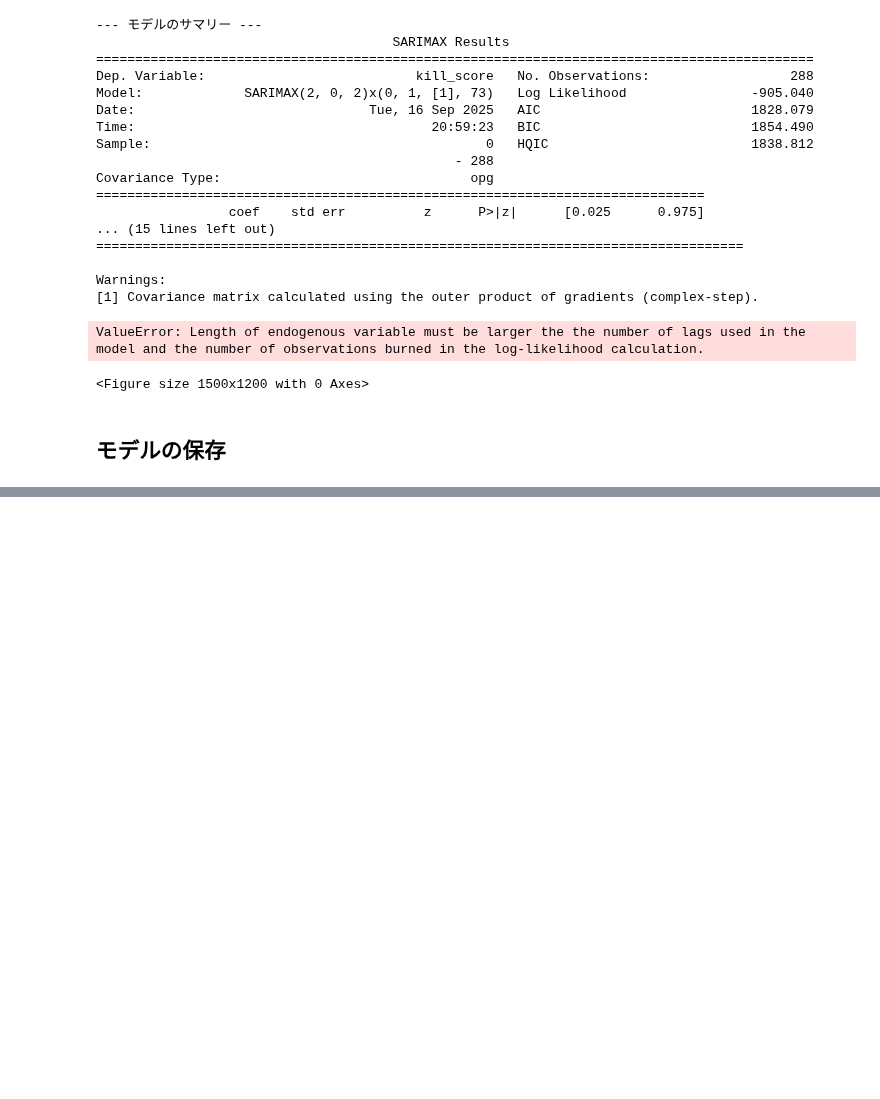
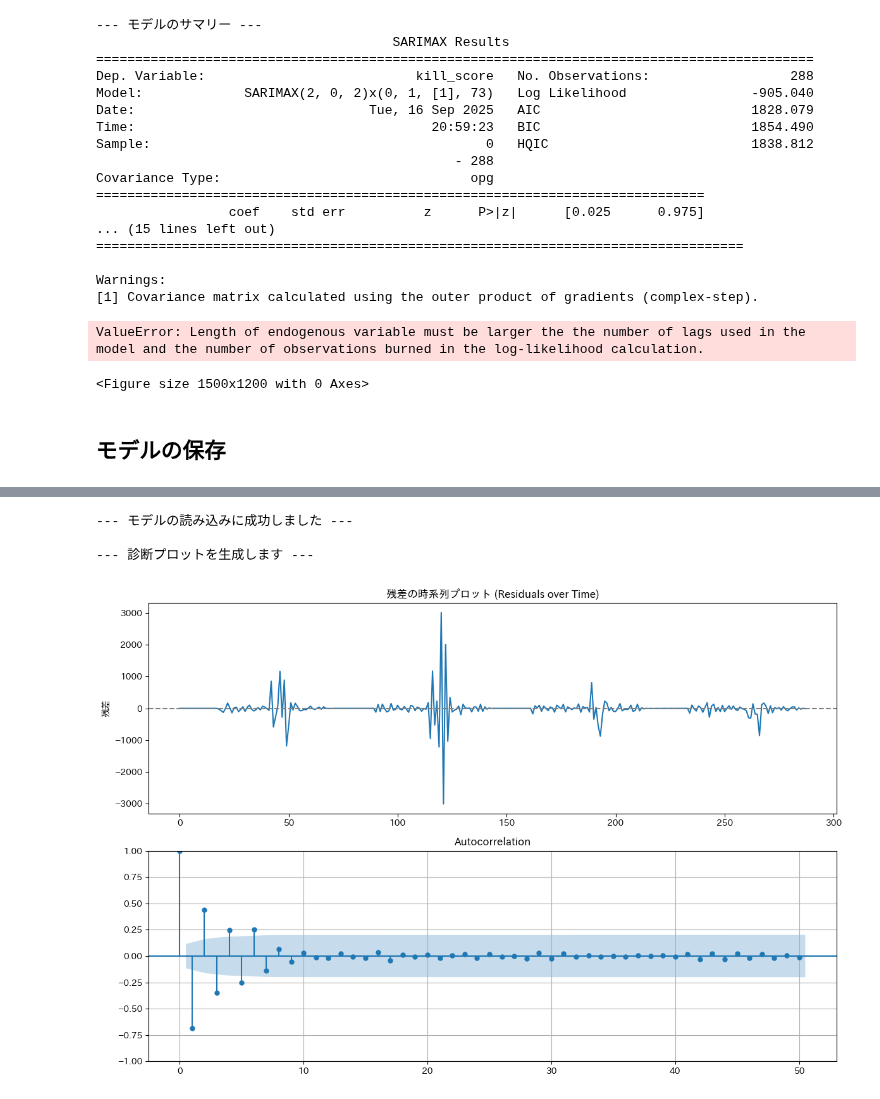
Before and after one commit to ShotaSasaki-HU/ASTRO-CAMP-2025, a Jupyter notebook: sarimax.ipynb, the cells around one changed output, grey strips where cells are left out. Cells and saved outputs as stored; diff of their text form; code cells hidden in the pictures; blank space fills up the shorter version.

```diff
--- a/sarimax.ipynb
+++ b/sarimax.ipynb
@@ -651,0 +652,51 @@ print(f"学習済みモデルを '{model_path}' に保存しました．")
+# %%
+# model_path = ""
+
+# statsmodelsの専用関数でモデルをロード
+try:
+    loaded_results = sm.load(model_path)
+    print("--- モデルの読み込みに成功しました ---")
+    # print(loaded_results.summary())
+
+    # --- 診断プロットの表示（ラグ数を減らしてエラーを回避） ---
+    # lagsパラメータを追加して、診断プロットが参照するラグの数を制限
+    # 季節周期(73)未満の50などに設定
+    print("\n--- 診断プロットを生成します ---")
+
+    # 自動診断ツールはデータ数が少ないため使えない模様
+    """
+    fig = loaded_results.plot_diagnostics(figsize=(15, 12), lags=50)
+    plt.tight_layout()
+    plt.show()
+    """
+
+    # --- 手動で診断プロットを作成 ---
+
+    # 1. モデルから残差（= 実測値 - 予測値）を抽出
+    residuals = loaded_results.resid
+
+    # 描画エリアを準備
+    fig, axes = plt.subplots(2, 1, figsize=(12, 8))
+
+    # 2. プロット1：残差の時系列プロット
+    axes[0].plot(residuals)
+    axes[0].axhline(0, linestyle='--', color='gray')
+    axes[0].set_title('残差の時系列プロット (Residuals over Time)')
+    axes[0].set_ylabel('残差')
+
+    # 3. プロット2：残差の自己相関（ACF）プロット
+    sm.graphics.tsa.plot_acf(residuals, lags=50, ax=axes[1])
+
+    plt.tight_layout()
+    plt.grid()
+    plt.show()
+
+except FileNotFoundError:
+    print(f"エラー: ファイル '{model_path}' が見つかりません。")
+except Exception as e:
+    print(f"モデルの読み込みまたはプロット中にエラーが発生しました: {e}")
+# %% [output]
+--- モデルの読み込みに成功しました ---
+
+--- 診断プロットを生成します ---
+[figure, added]
```
Also changed, not shown: parts of 4 cells of this notebook.
